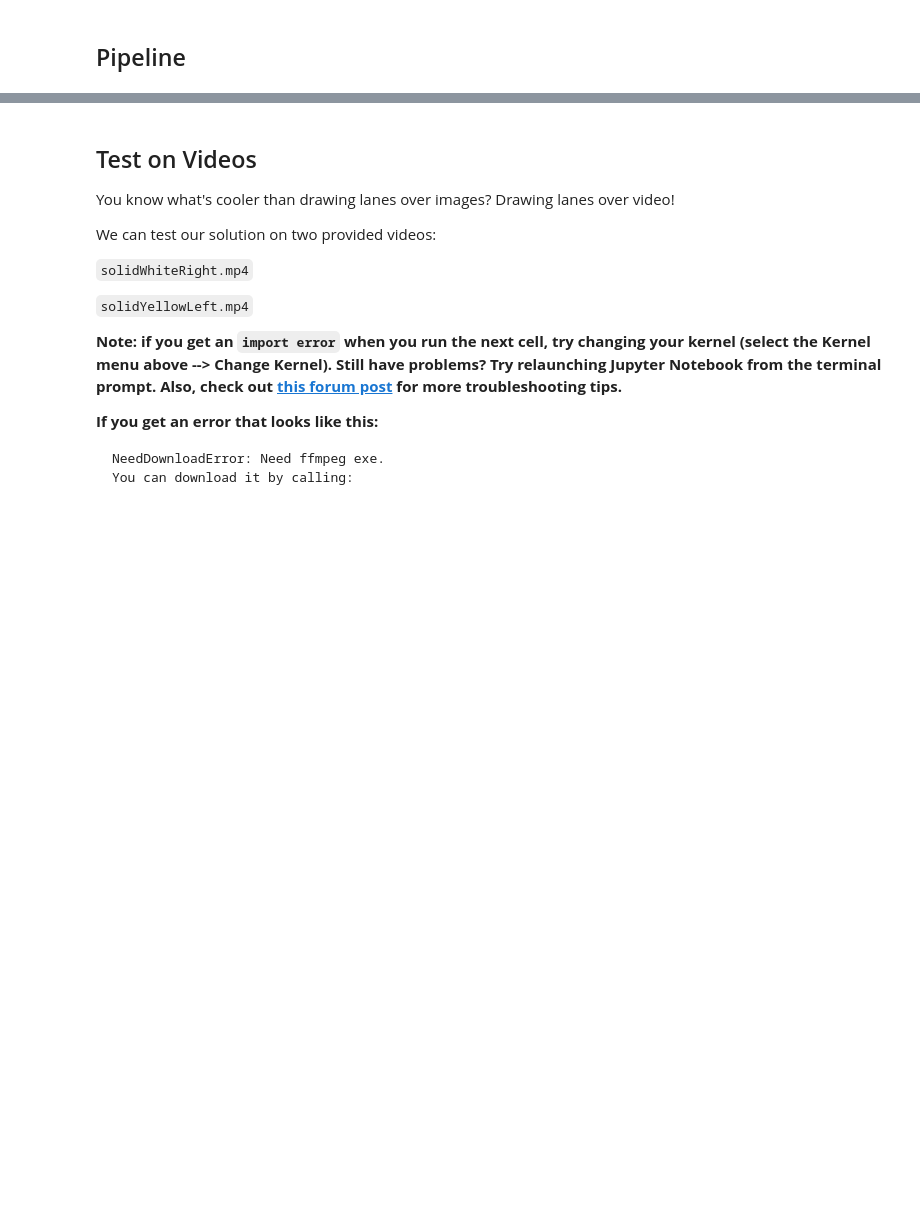
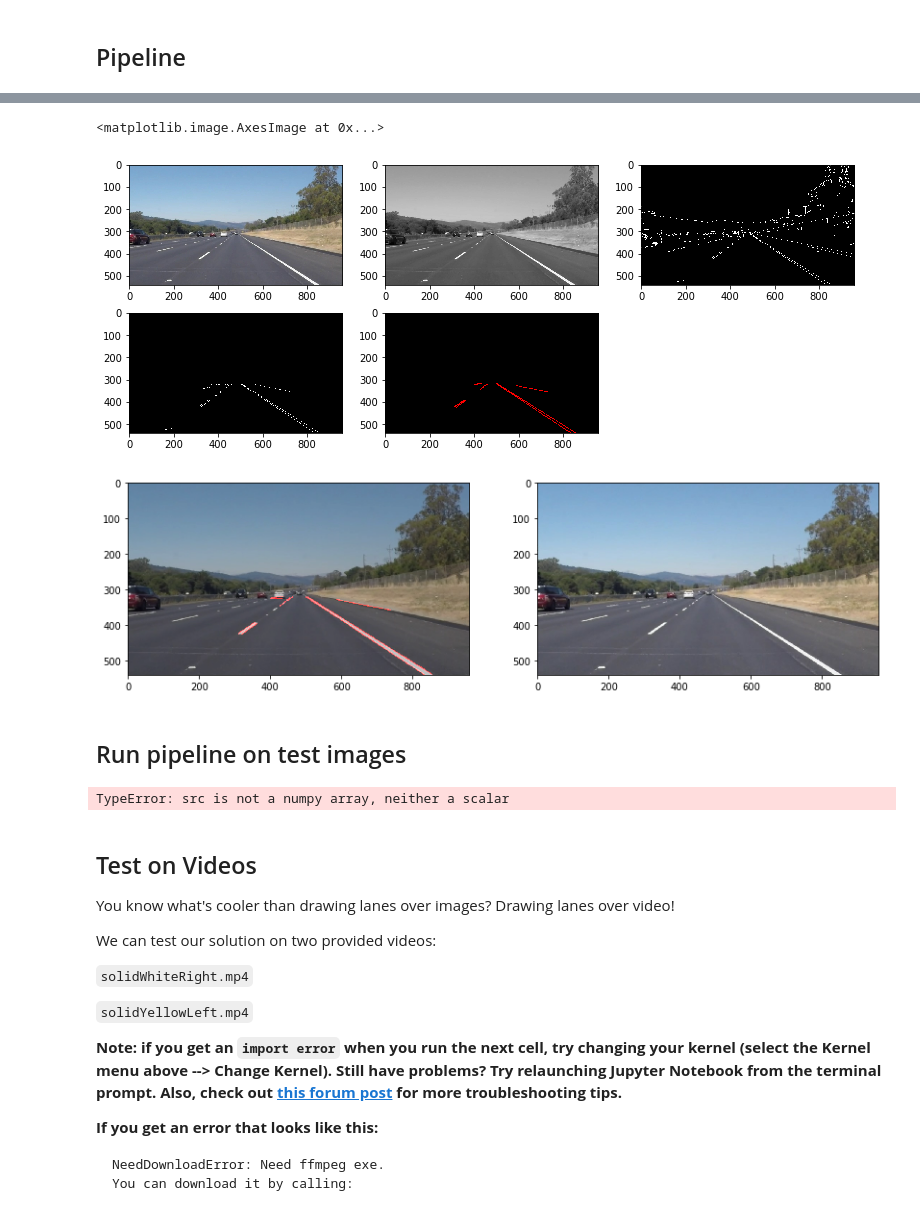
Before and after one commit to adhulipa/CarND-LaneLines-P1, a Jupyter notebook: P1.ipynb, the cells around one changed output, grey strips where cells are left out. Saved outputs shown, nothing was run; the diff lists cells and outputs as text; code cells hidden in the pictures; blank space fills up the shorter version.

Commit message:
Defined pipeline as a function

```diff
--- a/P1.ipynb
+++ b/P1.ipynb
@@ -267,12 +226,56 @@ plt.imshow(image, cmap='gray')
-# %%
-def pipeline(image):
-    """
-    A basic image pipeline
-    :param image: an image file which we want to detect lanes
-    :return: image overlaid with lanes in red
-    """
-
-    # Grayscale
+# %%
+# Read an image
+#reading in an image
+image = mpimg.imread('test_images/solidWhiteRight.jpg')
+original_image = np.copy(image)
+
+# Run through a pipeline
+overlay_image, gray_image, edges_image, image_cropped_regions, hough_image \
+    = pipeline(image)
+
+# Plot
+plt.figure(figsize=(13,5))
+plt.subplot(231)
+plt.imshow(original_image)
+
+plt.subplot(232)
+plt.imshow(gray_image, cmap='gray')
+
+plt.subplot(233)
+plt.imshow(edges_image, cmap='gray')
+
+plt.subplot(234)
+plt.imshow(image_cropped_regions, cmap='gray')
+
+plt.subplot(235)
+plt.imshow(hough_image, cmap='gray')
+
+# Plot result next to original
+plt.figure(figsize=(14,5))
+plt.subplot(121)
+plt.imshow(overlay_image)
+plt.subplot(122)
+plt.imshow(image, cmap='gray')
+
+
+# Draw final image
+# %% [output]
+<matplotlib.image.AxesImage at 0x...>
+[figure, added]
+[figure, added]
+# %% [markdown]
+## Run pipeline on test images
+# %%
+def read_image(filename):
+    image = mpimg.imread(filename)
+    return image
+
+
+# Run over list of test_images
+outputs = [images for image in test_images]
+print(outputs)
+# %% [output]
+TypeError: src is not a numpy array, neither a scalar
 # %% [markdown]
 ## Test on Videos
 
```
Also changed, not shown: parts of 2 cells of this notebook.
